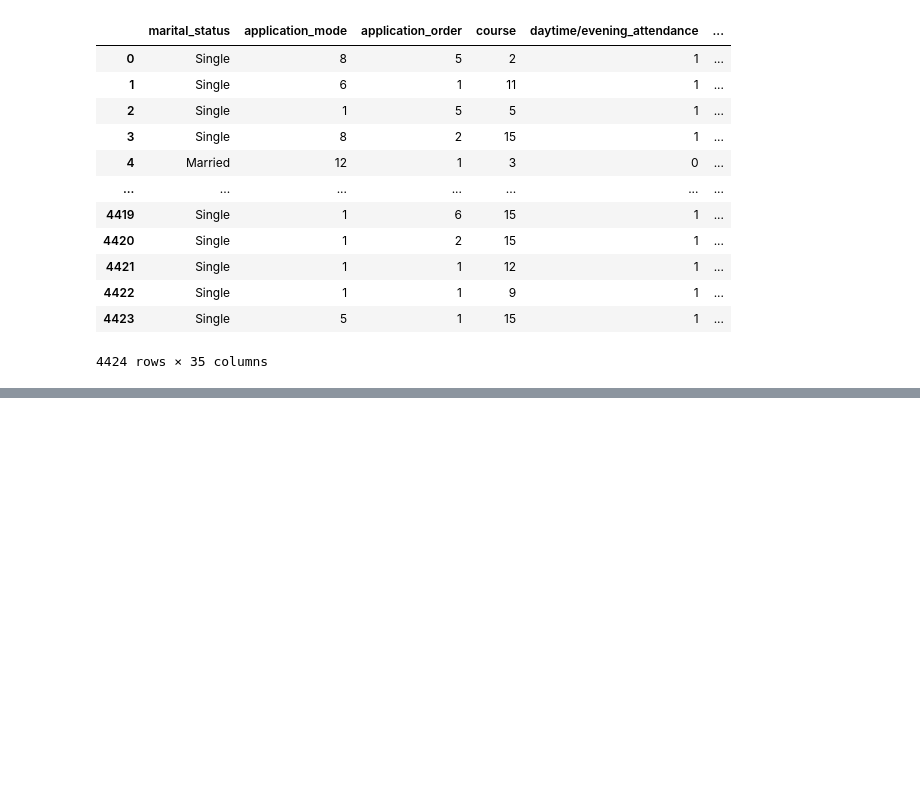
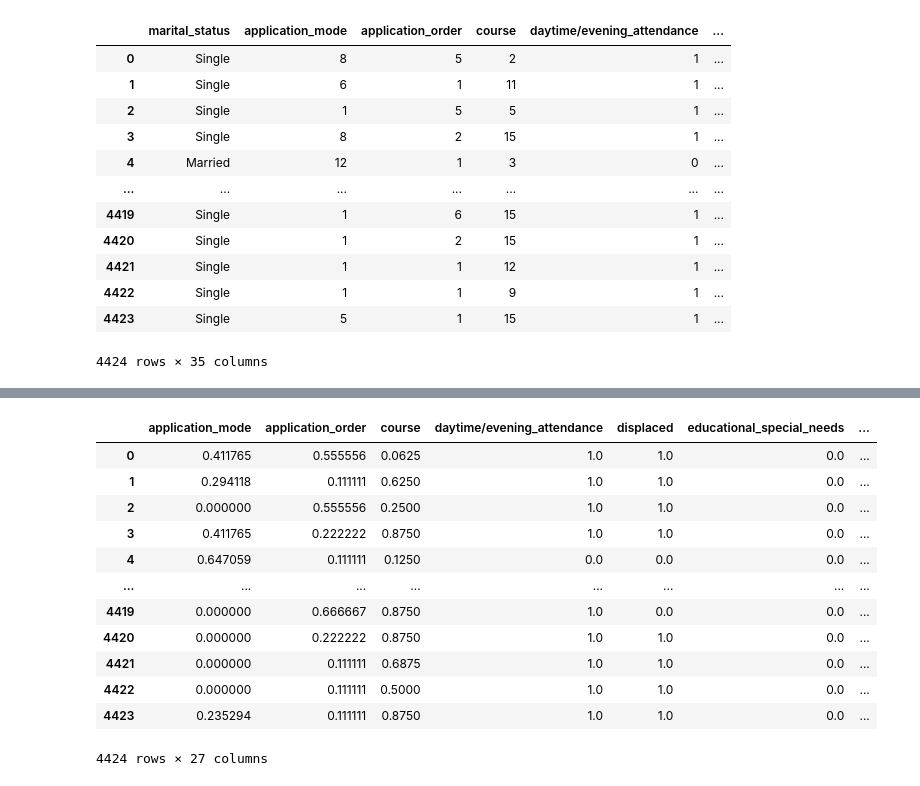
Before and after one commit to yarenmerveakin/Final-Project, a Jupyter notebook: Final_Project_Yaren.ipynb, the cells around one changed output, grey strips where cells are left out. Saved outputs shown, nothing was run; the diff lists cells and outputs as text; code cells hidden in the pictures; blank space fills up the shorter version.

```diff
--- a/Final_Project_Yaren.ipynb
+++ b/Final_Project_Yaren.ipynb
@@ -130,0 +150,17 @@ dtype: int64
+# %%
+normalized_df=(numeric_data-numeric_data.min())/(numeric_data.max()-numeric_data.min())         #standardize the data
+normalized_df
+# %% [output]
+|  | application_mode | application_order | course | daytime/evening_attendance | displaced | educational_special_needs | ... |
+| 0 | 0.411765 | 0.555556 | 0.0625 | 1.0 | 1.0 | 0.0 | ... |
+| 1 | 0.294118 | 0.111111 | 0.6250 | 1.0 | 1.0 | 0.0 | ... |
+| 2 | 0.000000 | 0.555556 | 0.2500 | 1.0 | 1.0 | 0.0 | ... |
+| 3 | 0.411765 | 0.222222 | 0.8750 | 1.0 | 1.0 | 0.0 | ... |
+| 4 | 0.647059 | 0.111111 | 0.1250 | 0.0 | 0.0 | 0.0 | ... |
+| ... | ... | ... | ... | ... | ... | ... | ... |
+| 4419 | 0.000000 | 0.666667 | 0.8750 | 1.0 | 0.0 | 0.0 | ... |
+| 4420 | 0.000000 | 0.222222 | 0.8750 | 1.0 | 1.0 | 0.0 | ... |
+| 4421 | 0.000000 | 0.111111 | 0.6875 | 1.0 | 1.0 | 0.0 | ... |
+| 4422 | 0.000000 | 0.111111 | 0.5000 | 1.0 | 1.0 | 0.0 | ... |
+| 4423 | 0.235294 | 0.111111 | 0.8750 | 1.0 | 1.0 | 0.0 | ... |
+4424 rows × 27 columns
```
Also changed, not shown: parts of 7 cells of this notebook.
